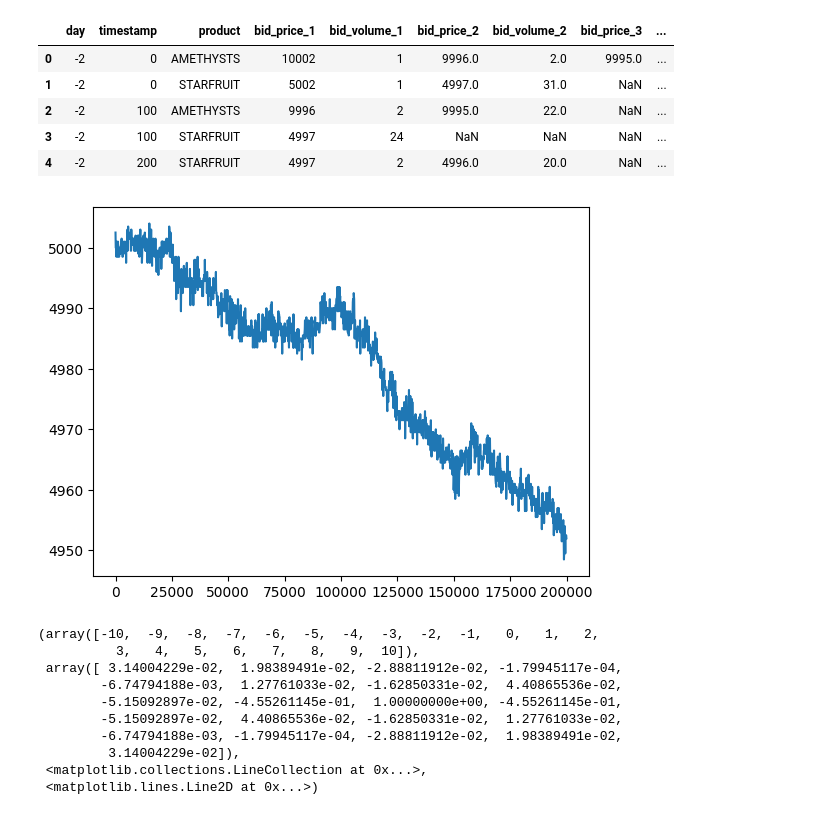
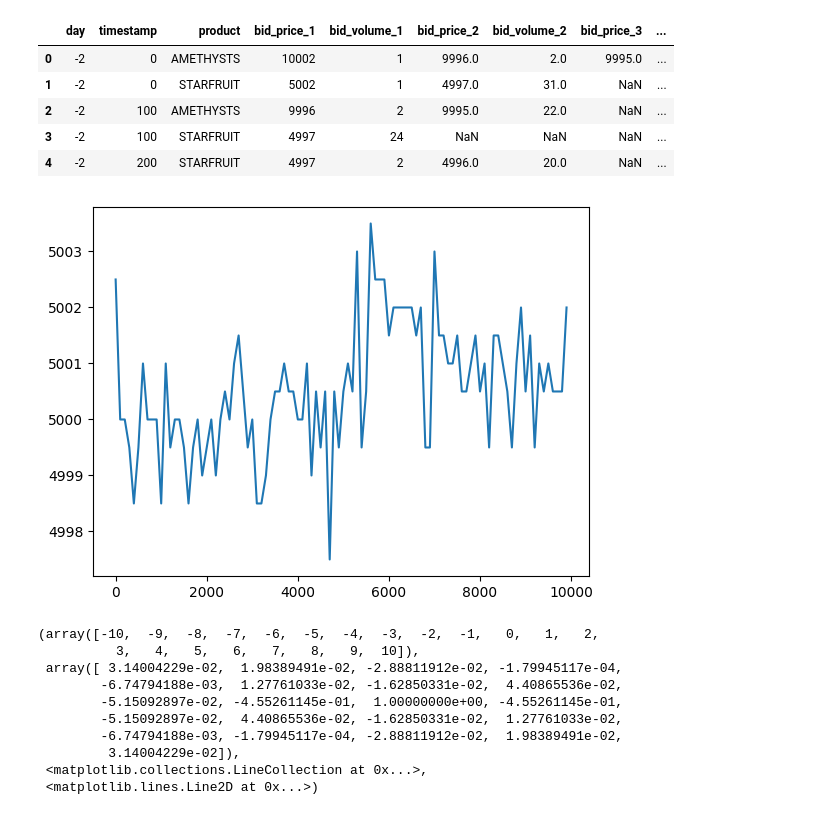
Before and after one commit to JohnBohnam/Mamonandia, a Jupyter notebook: data_analisys.ipynb, the cells around one changed output. Cells and saved outputs as stored; diff of their text form; code cells hidden in the pictures.

```diff
--- a/data_analisys.ipynb
+++ b/data_analisys.ipynb
@@ -131,11 +166,11 @@ rdata.head()
 # %%
 st_rdata = rdata[rdata['product'] == 'STARFRUIT']
 # %%
-plt.plot(st_rdata['timestamp'], st_rdata['mid_price'])
+plt.plot(st_rdata['timestamp'][:100], st_rdata['mid_price'][:100])
 rmp_diff = st_rdata['mid_price'].diff()
 rmp_diff[1] = 0
 # %% [output]
-[figure, old version]
+[figure, new version]
 # %%
 plt.acorr(rmp_diff, maxlags=10)
 # %% [output]
```
Also changed, not shown: parts of 11 cells of this notebook.
